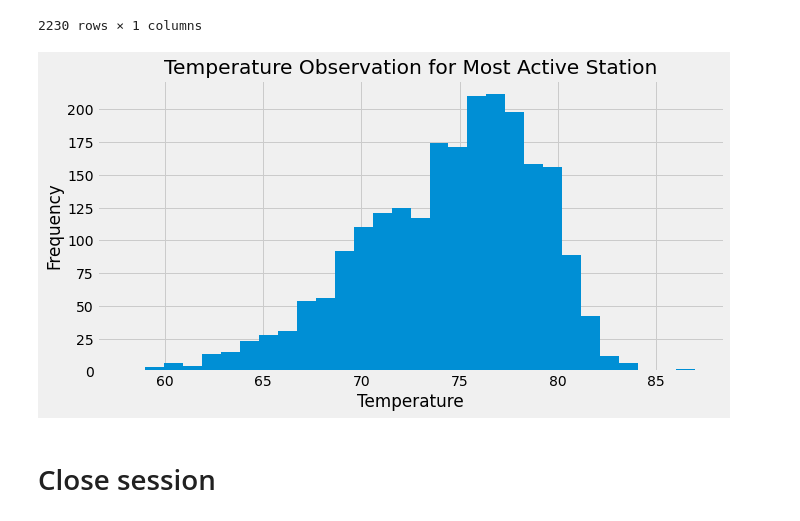
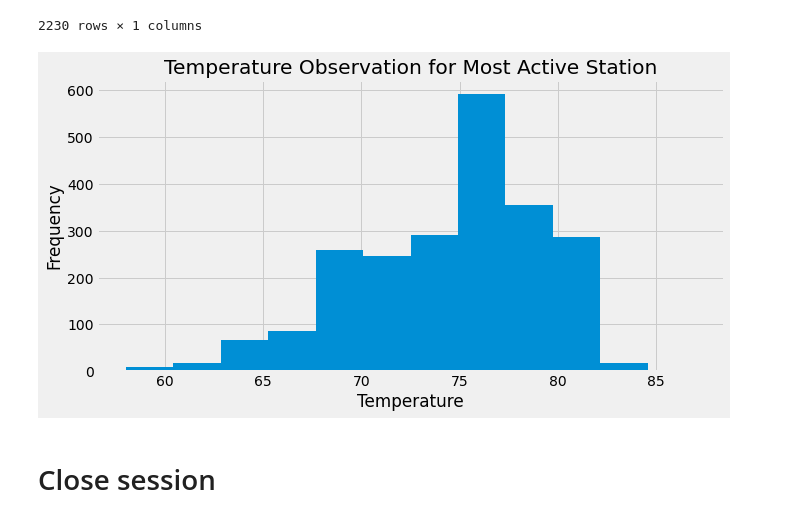
Before and after one commit to dorisakpovwa/Sqlalchemy-challenge, a Jupyter notebook: climate.ipynb, the cells around one changed output. Cells and saved outputs as stored; diff of their text form; code cells hidden in the pictures.

```diff
--- a/climate.ipynb
+++ b/climate.ipynb
@@ -233,14 +233,14 @@ stat_obs_df
 # %%
 # Use Pandas Plotting with Matplotlib to plot the result as a histogram
 #Rename tobs as Temperature
-stat_obs_df.hist(figsize=(10, 5), bins=30)
+stat_obs_df.hist(figsize=(10, 5), bins=12)
 plt.title('Temperature Observation for Most Active Station')
 plt.xlabel('Temperature')
 plt.ylabel('Frequency')
 
 plt.show()
 # %% [output]
-[figure, old version]
+[figure, new version]
 # %% [markdown]
 # Close session
 # %%
```
